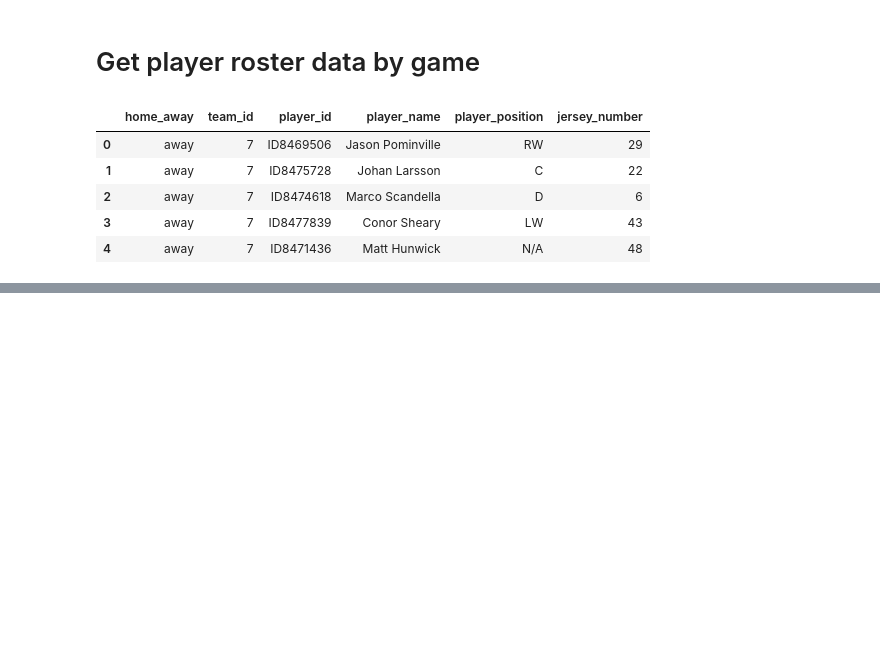
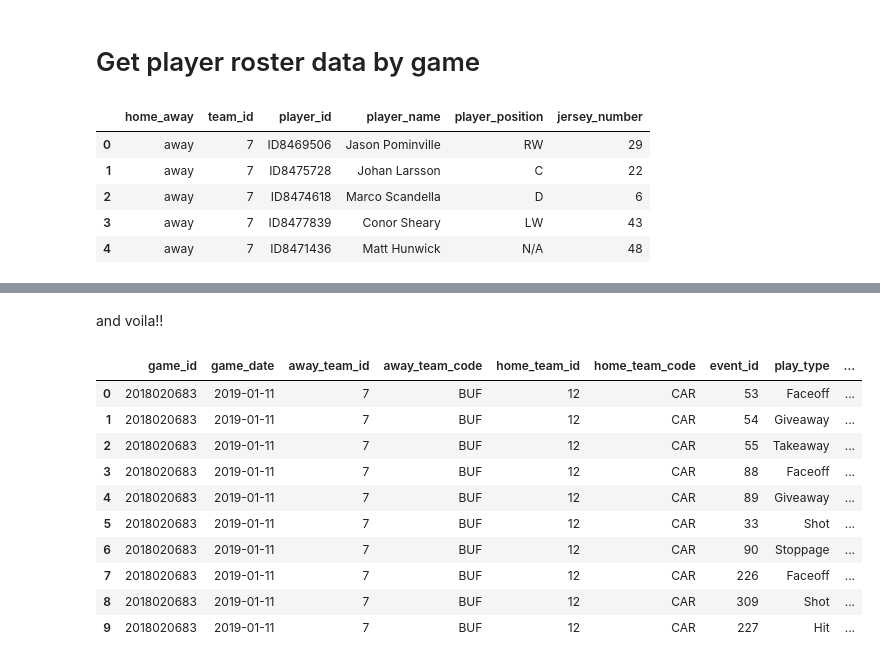
Before and after one commit to yanniskatsaros/hockey-analytics, a Jupyter notebook: nhl-merged-data.ipynb, the cells around one changed output, grey strips where cells are left out. Cells and saved outputs as stored; diff of their text form; code cells hidden in the pictures; blank space fills up the shorter version.

```diff
--- a/nhl-merged-data.ipynb
+++ b/nhl-merged-data.ipynb
@@ -526,0 +403,42 @@ players.head()
+# %% [markdown]
+and voila!!
+# %%
+player_num = 1
+plays_merge_on_ice = plays_merge
+while player_num <= 6:
+    plays_merge_on_ice = plays_merge_on_ice.merge(players[
+                               [
+                                'team_id',
+                                'jersey_number',
+                                'player_id',
+                                'player_name',
+                                'player_position'
+                                ]
+                               ], how = 'inner', left_on = ['away_team_id', 'away_' + str(player_num)], right_on = ['team_id', 'jersey_number'],
+                                  suffixes = ('','_' + str(player_num))
+                     )
+    plays_merge_on_ice = plays_merge_on_ice.merge(players[
+                               [
+                                'team_id',
+                                'jersey_number',
+                                'player_id',
+                                'player_name',
+                                'player_position'
+                                ]
+                               ], how = 'inner', left_on = ['home_team_id', 'home_' + str(player_num)], right_on = ['team_id', 'jersey_number'],
+                                  suffixes = ('','_' + str(player_num))
+                     )
+    player_num += 1
+plays_merge_on_ice.head(10)
+# %% [output]
+|  | game_id | game_date | away_team_id | away_team_code | home_team_id | home_team_code | event_id | play_type | ... |
+| 0 | 2018020683 | 2019-01-11 | 7 | BUF | 12 | CAR | 53 | Faceoff | ... |
+| 1 | 2018020683 | 2019-01-11 | 7 | BUF | 12 | CAR | 54 | Giveaway | ... |
+| 2 | 2018020683 | 2019-01-11 | 7 | BUF | 12 | CAR | 55 | Takeaway | ... |
+| 3 | 2018020683 | 2019-01-11 | 7 | BUF | 12 | CAR | 88 | Faceoff | ... |
+| 4 | 2018020683 | 2019-01-11 | 7 | BUF | 12 | CAR | 89 | Giveaway | ... |
+| 5 | 2018020683 | 2019-01-11 | 7 | BUF | 12 | CAR | 33 | Shot | ... |
+| 6 | 2018020683 | 2019-01-11 | 7 | BUF | 12 | CAR | 90 | Stoppage | ... |
+| 7 | 2018020683 | 2019-01-11 | 7 | BUF | 12 | CAR | 226 | Faceoff | ... |
+| 8 | 2018020683 | 2019-01-11 | 7 | BUF | 12 | CAR | 309 | Shot | ... |
+| 9 | 2018020683 | 2019-01-11 | 7 | BUF | 12 | CAR | 227 | Hit | ... |
```
Also changed, not shown: parts of 13 cells of this notebook.
